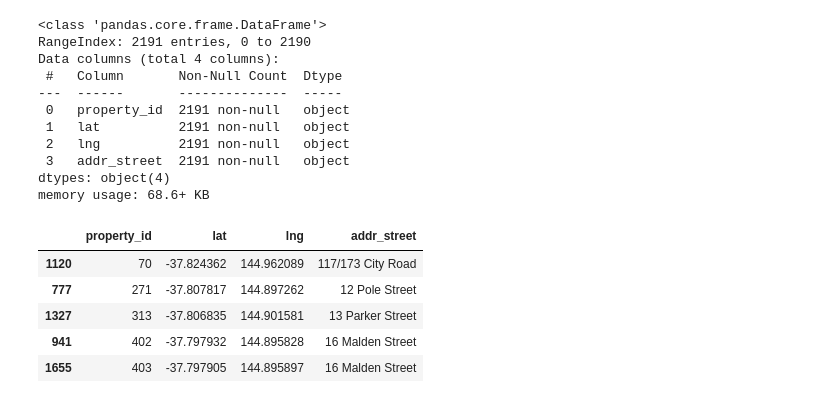
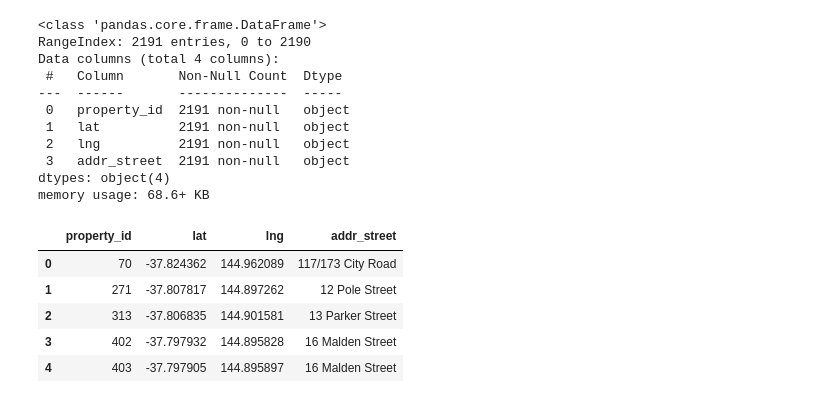
Before and after one commit to MikeJR111/property_tracking, a Jupyter notebook: data_integration_and_reshaping.ipynb, the cells around one changed output. Cells and saved outputs as stored; diff of their text form; code cells hidden in the pictures.

```diff
--- a/data_integration_and_reshaping.ipynb
+++ b/data_integration_and_reshaping.ipynb
@@ -143,17 +143,18 @@ address_df['addr_street'] = address_df['addr_street'].astype(str)
 # %%
 # remove duplicated values
 
 address_df.sort_values("property_id", inplace=True)
 address_df.drop_duplicates(subset="property_id",
                      keep=False, inplace=True)
+address_df.reset_index(inplace=True, drop=True)
 address_df.head()
 # %% [output]
 |  | property_id | lat | lng | addr_street |
-| 1120 | 70 | -37.824362 | 144.962089 | 117/173 City Road |
-| 777 | 271 | -37.807817 | 144.897262 | 12 Pole Street |
-| 1327 | 313 | -37.806835 | 144.901581 | 13 Parker Street |
-| 941 | 402 | -37.797932 | 144.895828 | 16 Malden Street |
-| 1655 | 403 | -37.797905 | 144.895897 | 16 Malden Street |
+| 0 | 70 | -37.824362 | 144.962089 | 117/173 City Road |
+| 1 | 271 | -37.807817 | 144.897262 | 12 Pole Street |
+| 2 | 313 | -37.806835 | 144.901581 | 13 Parker Street |
+| 3 | 402 | -37.797932 | 144.895828 | 16 Malden Street |
+| 4 | 403 | -37.797905 | 144.895897 | 16 Malden Street |
 # %%
 # add columns to dataframe and set defualt values
 address_df['suburb'] = 'not available'
```
Also changed, not shown: parts of 17 cells of this notebook, 11 other files.
